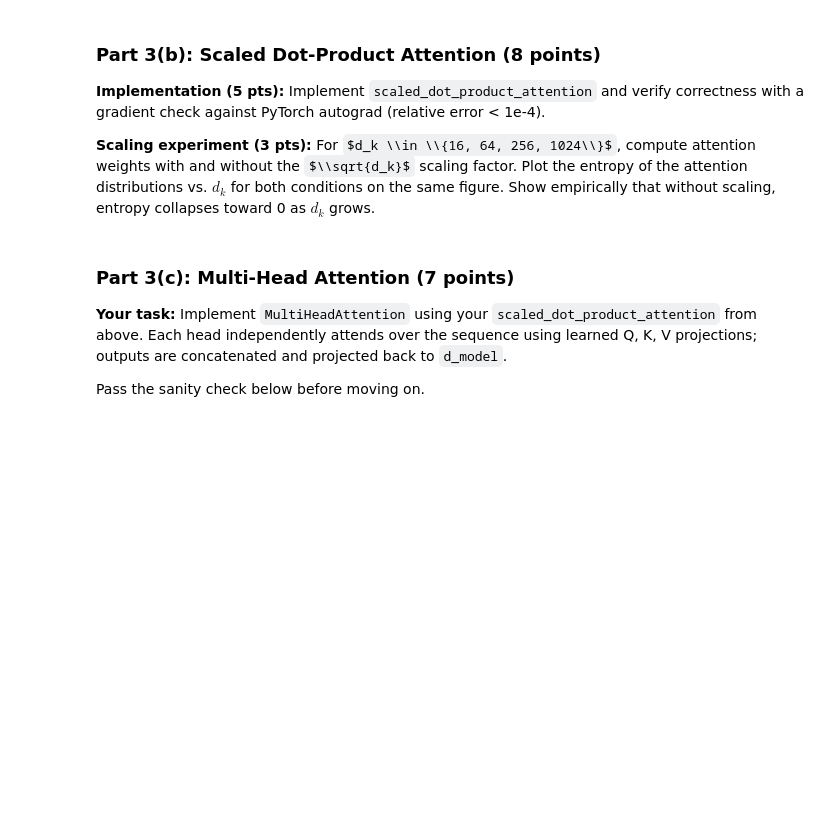
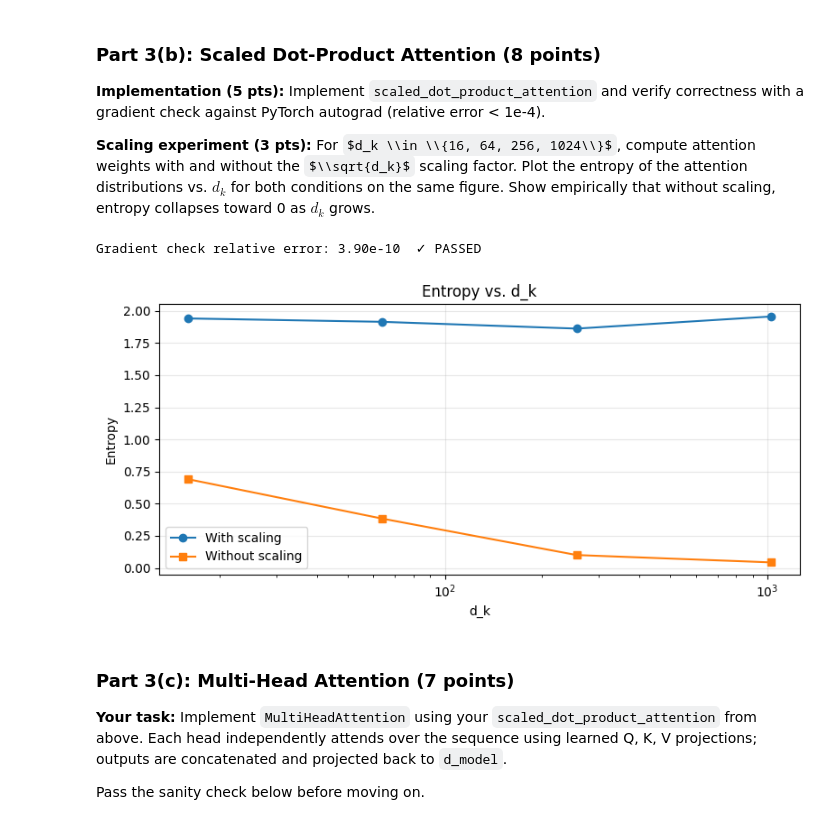
Before and after one commit to Archangel4148/Classwork, a Jupyter notebook: CS5480/Assignment 4/assignment4_coding.ipynb, the cells around one changed output. Cells and saved outputs as stored; diff of their text form; code cells hidden in the pictures; some formulas as TeX source; blank space fills up the shorter version.

```diff
--- a/CS5480/Assignment 4/assignment4_coding.ipynb
+++ b/CS5480/Assignment 4/assignment4_coding.ipynb
@@ -1067,52 +1086,97 @@ def scaled_dot_product_attention(Q, K, V, mask=None, scale=True):
         output: (batch, heads, seq_q, d_v)
         attn_weights: (batch, heads, seq_q, seq_k)
     """
-    # YOUR CODE HERE
+    d_k = Q.size(-1)
+
     # 1. Compute raw scores: Q @ K^T
+    scores = torch.matmul(Q, K.transpose(-2, -1))
+
     # 2. Optionally scale by 1/sqrt(d_k)
+    if scale:
+        scores = scores / math.sqrt(d_k)
+
     # 3. Apply mask: set masked positions to -1e9 (before softmax)
+    if mask is not None:
+        scores = scores.masked_fill(mask, -1e9)
+
     # 4. Softmax over last dimension
+    attn_weights = torch.softmax(scores, dim=-1)
+
     # 5. Weighted sum of V
-    raise NotImplementedError
+    output = torch.matmul(attn_weights, V)
+
+    return output, attn_weights
 
 
 # ── Gradient check ─────────────────────────────────────────────────────────────
 def gradient_check_attention(eps=1e-5, tol=1e-4):
     torch.manual_seed(0)
     B, H, S, D = 2, 4, 6, 16
     Q = torch.randn(B, H, S, D, requires_grad=True, dtype=torch.float64)
     K = torch.randn(B, H, S, D, requires_grad=True, dtype=torch.float64)
     V = torch.randn(B, H, S, D, requires_grad=True, dtype=torch.float64)
 
     out, _ = scaled_dot_product_attention(Q, K, V)
     loss = out.sum()
     loss.backward()
     grad_Q_analytic = Q.grad.clone()
 
     # Numerical gradient for Q[0,0,0,0]
     Q_plus  = Q.detach().clone(); Q_plus[0,0,0,0]  += eps
     Q_minus = Q.detach().clone(); Q_minus[0,0,0,0] -= eps
     out_p, _ = scaled_dot_product_attention(Q_plus.requires_grad_(False),  K.detach(), V.detach())
     out_m, _ = scaled_dot_product_attention(Q_minus.requires_grad_(False), K.detach(), V.detach())
     grad_Q_numerical = (out_p.sum() - out_m.sum()) / (2 * eps)
 
     rel_error = abs(grad_Q_analytic[0,0,0,0].item() - grad_Q_numerical.item()) / \
                 (abs(grad_Q_numerical.item()) + 1e-8)
     print(f'Gradient check relative error: {rel_error:.2e}', end='  ')
     print('✓ PASSED' if rel_error < tol else '✗ FAILED — check your implementation')
 
 gradient_check_attention()
 
 
 # ── Scaling experiment ─────────────────────────────────────────────────────────
-# YOUR CODE HERE
-# For d_k values in [16, 64, 256, 1024]:
-#   Generate random Q, K of shape (1, 1, 10, d_k)
-#   Compute attention weights WITH and WITHOUT scaling
-#   Compute entropy of each attention distribution: -sum(alpha * log(alpha + 1e-9))
-#   Plot entropy vs d_k for both conditions on the same figure
+torch.manual_seed(SEED)
+dk_values = [16, 64, 256, 1024]
+entropies_scaled   = []
+entropies_unscaled = []
+
+for d_k in dk_values:
+    # Generate random Q, K of shape (1, 1, 10, d_k)
+    Q = torch.randn(1, 1, 10, d_k)
+    K = torch.randn(1, 1, 10, d_k)
+    V = torch.randn(1, 1, 10, d_k)
+
+    # Compute attention weights WITH and WITHOUT scaling
+    _, alpha_scaled   = scaled_dot_product_attention(Q, K, V, scale=True)
+    _, alpha_unscaled = scaled_dot_product_attention(Q, K, V, scale=False)
+
+    # Compute entropy of each attention distribution: -sum(alpha * log(alpha + 1e-9))
+    def entropy(alpha):
+        return (-alpha * torch.log(alpha + 1e-9)).sum(dim=-1).mean().item()
+
+    entropies_scaled.append(entropy(alpha_scaled))
+    entropies_unscaled.append(entropy(alpha_unscaled))
+
+
+# Plot entropy vs d_k for both conditions on the same figure
+fig, ax = plt.subplots(figsize=(8, 4))
+ax.plot(dk_values, entropies_scaled,   marker='o', label='With scaling')
+ax.plot(dk_values, entropies_unscaled, marker='s', label='Without scaling')
+ax.set_xlabel('d_k')
+ax.set_ylabel('Entropy')
+ax.set_title('Entropy vs. d_k')
+ax.set_xscale('log')
+ax.legend()
+ax.grid(True, alpha=0.3)
+plt.tight_layout()
+plt.show()
+
 # Expected result: without scaling, entropy collapses to near 0 as d_k grows.
-raise NotImplementedError
+# %% [output]
+Gradient check relative error: 3.90e-10  ✓ PASSED
+[figure, added]
 # %% [markdown]
 ### Part 3(c): Multi-Head Attention (7 points)
 
```
Also changed, not shown: parts of 3 cells of this notebook.
